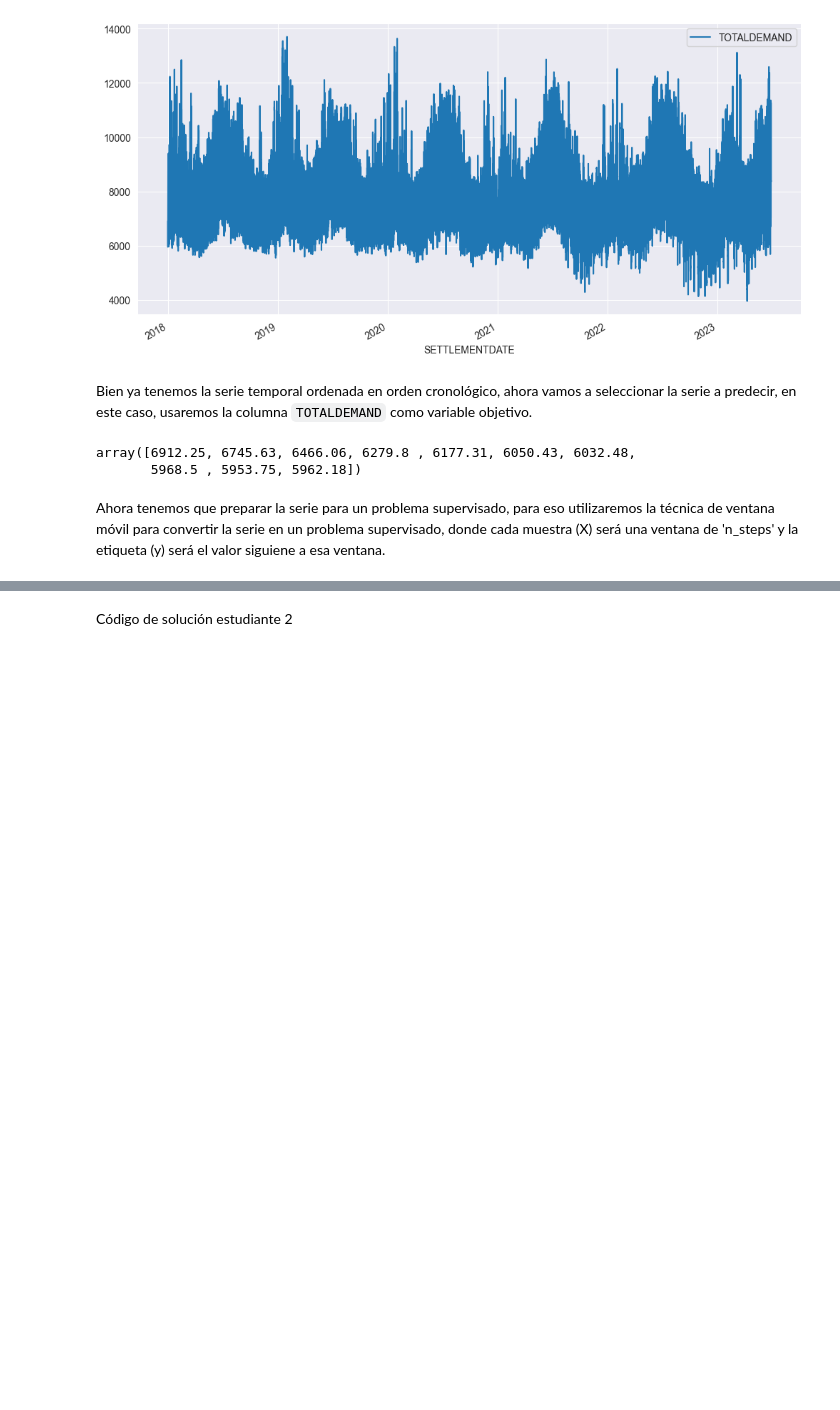
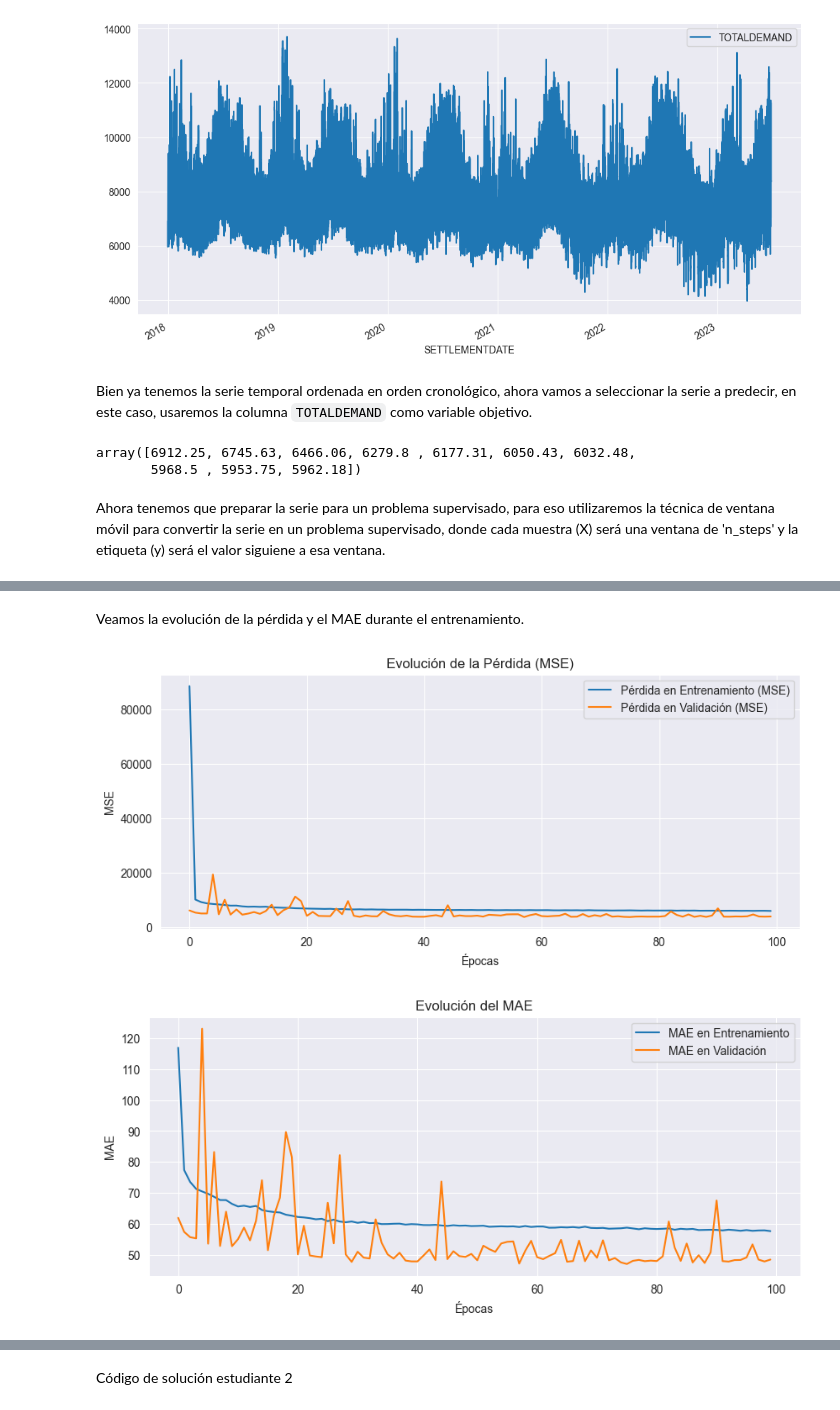
Before and after one commit to MPST-2025-I/tarea-4-ejercicio-cnn-tarea-4-3, a Jupyter notebook: Plantilla_Tareas.ipynb, the cells around one changed output, grey strips where cells are left out. Saved outputs shown, nothing was run; the diff lists cells and outputs as text; code cells hidden in the pictures; blank space fills up the shorter version.

```diff
--- a/Plantilla_Tareas.ipynb
+++ b/Plantilla_Tareas.ipynb
@@ -650,0 +670,5 @@ def split_univariate_sequence(sequence, n_steps):
+# %%
+# Reshape para que tenga forma [muestras, n_steps, 1]
+X_seq = X_seq.reshape((X_seq.shape[0], X_seq.shape[1], 1))
+
+print("Nueva forma de X para CNN:", X_seq.shape)
@@ -650,0 +681,10 @@ def split_univariate_sequence(sequence, n_steps):
+# %%
+train_size = int(len(X_seq) * 0.8)
+
+X_train_ts, X_test_ts = X_seq[:train_size], X_seq[train_size:]
+y_train_ts, y_test_ts = y_seq[:train_size], y_seq[train_size:]
+
+print("Forma de X_train:", X_train_ts.shape)
+print("Forma de y_train:", y_train_ts.shape)
+print("Forma de X_test:", X_test_ts.shape)
+print("Forma de y_test:", y_test_ts.shape)
@@ -650,0 +746,10 @@ def split_univariate_sequence(sequence, n_steps):
+# %%
+model_ts.compile(optimizer='adam', loss='mse', metrics=['mae'])
+
+history_ts = model_ts.fit(
+    X_train_ts, y_train_ts,
+    epochs=100,
+    batch_size=32,
+    validation_split=0.2,
+    verbose=1
+)
@@ -650,0 +774,25 @@ def split_univariate_sequence(sequence, n_steps):
+# %% [markdown]
+Veamos la evolución de la pérdida y el MAE durante el entrenamiento.
+# %%
+# Gráfica de la pérdida (MSE) en entrenamiento y validación
+plt.figure(figsize=(10,4))
+plt.plot(history_ts.history['loss'], label='Pérdida en Entrenamiento (MSE)')
+plt.plot(history_ts.history['val_loss'], label='Pérdida en Validación (MSE)')
+plt.xlabel('Épocas')
+plt.ylabel('MSE')
+plt.title('Evolución de la Pérdida (MSE)')
+plt.legend()
+plt.show()
+
+# Gráfica del MAE en entrenamiento y validación
+plt.figure(figsize=(10,4))
+plt.plot(history_ts.history['mae'], label='MAE en Entrenamiento')
+plt.plot(history_ts.history['val_mae'], label='MAE en Validación')
+plt.xlabel('Épocas')
+plt.ylabel('MAE')
+plt.title('Evolución del MAE')
+plt.legend()
+plt.show()
+# %% [output]
+[figure, added]
+[figure, added]
```
Also changed, not shown: parts of 91 cells of this notebook.
